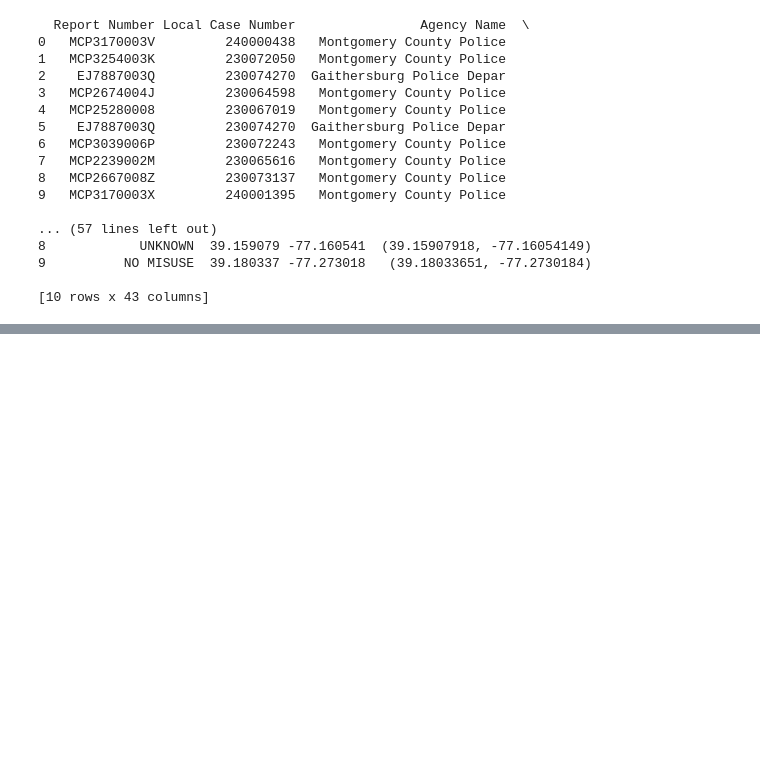
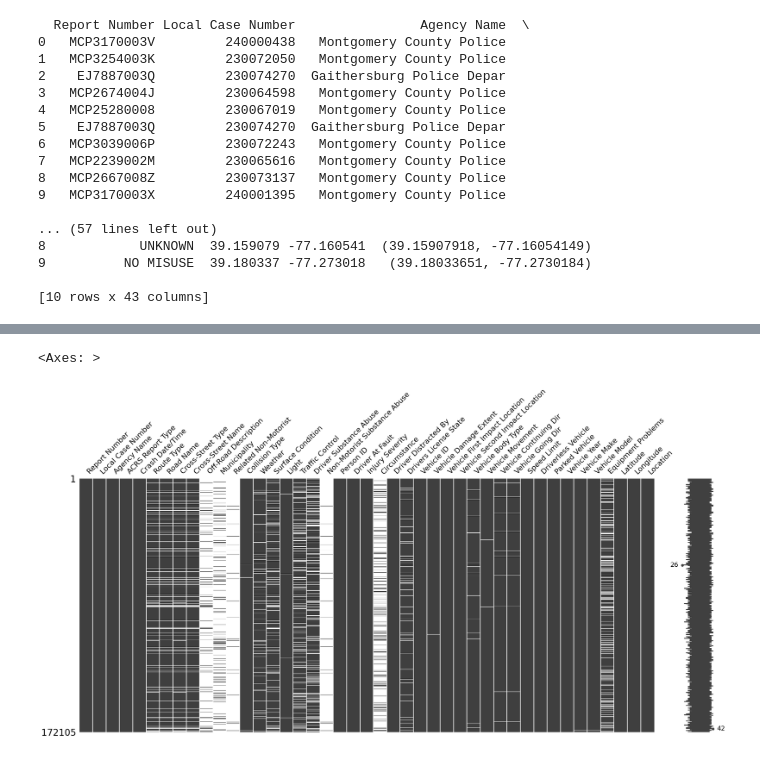
Before and after one commit to jnbntc/coder-data-science, a Jupyter notebook: crash_data.ipynb, the cells around one changed output, grey strips where cells are left out. Cells and saved outputs as stored; diff of their text form; code cells hidden in the pictures; blank space fills up the shorter version.

```diff
--- a/crash_data.ipynb
+++ b/crash_data.ipynb
@@ -3,7 +4,6 @@ import numpy as np
 import pandas as pd
 # %%
 # Cargo el dataset
-
-df = pd.read_csv('crash_data.csv')
+df = pd.read_csv('crash_data.csv', low_memory=False)
 # %%
 # Obtengo información general del dataset
@@ -82,0 +107,11 @@ print(df.head(10))
+# %%
+import missingno as msno
+
+# Visualización de matriz de valores nulos
+msno.matrix(df)
+
+# Visualización de barra de valores nulos
+# msno.bar(df)
+# %% [output]
+<Axes: >
+[figure, added]
```
Also changed, not shown: parts of 3 cells of this notebook.
